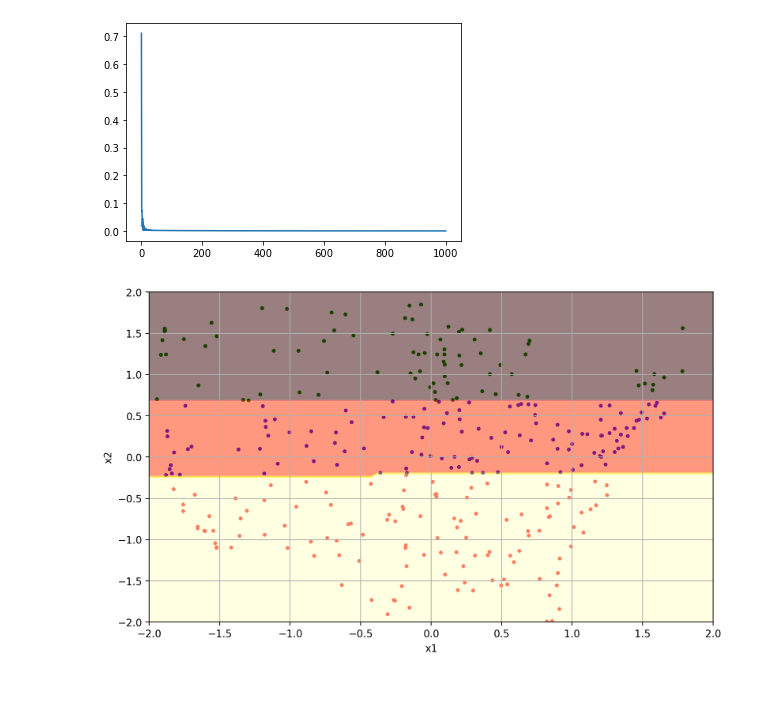
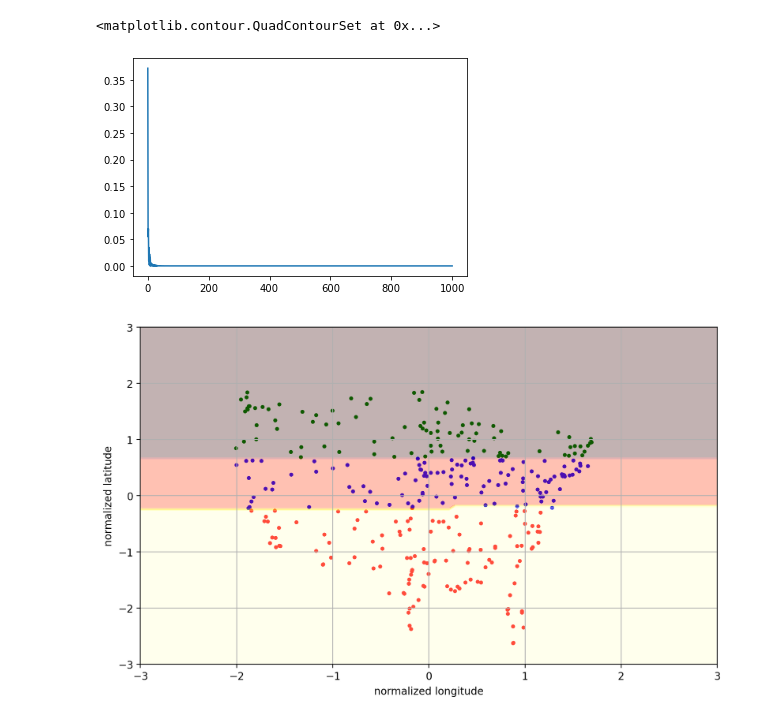
Before and after one commit to wolfwpk/Solar_Energy_classification, a Jupyter notebook: multiclass-perception-gradient.ipynb, the cells around one changed output. Saved outputs shown, nothing was run; the diff lists cells and outputs as text; code cells hidden in the pictures; blank space fills up the shorter version.

```diff
--- a/multiclass-perception-gradient.ipynb
+++ b/multiclass-perception-gradient.ipynb
@@ -9,12 +9,10 @@ Created on Wed Nov 17 20:12:15 2021
 
 # import auto diff
 
-import torch
 from autograd import grad
 from autograd import numpy as np
 import matplotlib.pyplot as plt
 from autograd.misc.flatten import flatten_func
-from autograd import value_and_grad
 import pandas as pd
 import time
 
@@ -36,27 +34,20 @@ mean_x = np.mean(longitude)
 mean_y = np.mean(latitude)
 x_norm = (longitude - mean_x)/np.sqrt(var_x)
 y_norm = (latitude - mean_y)/np.sqrt(var_y)
-
+N = 2 #No. of features
 
 #define classes labels
+C = 3 # No. of classes
 for i in range(length):
     if etr[i] < 320:
         classes[i]=0
-        # latitude[i]= latitude[i]+10
-        # longitude[i]= longitude[i]+10
     elif 320 < etr[i] < 340:
         classes[i]=1
     else:
         classes[i]=2
-        # latitude[i]= latitude[i]-10
-        # longitude[i]= longitude[i]-10
 
-#shuffle and pick train set and test set
-shuffle_index = np.arange(length)
-np.random.shuffle(shuffle_index)
-x_norm = x_norm[shuffle_index]
-y_norm = y_norm[shuffle_index]
-classes = classes[shuffle_index]
+
+#split shuffled data for training and testing
 x_train = x_norm[:train_length]
 y_train = y_norm[:train_length]
 classes_train = classes[:train_length]
@@ -65,13 +56,13 @@ y_test = y_norm[train_length:]
 classes_test = classes[train_length:]
 
 
-# compute C linear combinations, one per classifier
+# define model, which compute C linear combinations, one per classifier
 def model(x,w):
     a = w[0] + np.dot(x.T,w[1:])
     return a.T
 
-# multiclass perceptron
-lam = 1 # reg param
+# multiclass perceptron cost function
+lam = 0.01 # reg param
 def multiclass_perceptron(w):
     # pre-compute predictions on all points
     all_evals = model(x,w)
@@ -80,8 +71,8 @@ def multiclass_perceptron(w):
     # compute cost in compact form using numpy broadcasting
     b = all_evals[y.astype(int),np.arange(np.size(y))]
     cost = np.sum(a-b)
-    # add reg
-    cost = cost + lam*np.linalg.norm(w[1:,:],'fro')**2
+    # add regularization parameter
+    cost = cost + lam*np.linalg.norm(w[1:,:])**2
     # return average
     return cost/float(np.size(y))
 
@@ -107,68 +98,52 @@ def gradient_descent(g, step, max_its, w):
     return weight_history, cost_history, unflatten_func
 
 
-C = 3 # n. classes
-iter = 1000
-N = 2
 x = np.c_[x_train,y_train].T
 y = classes_train.T.reshape(1,-1)
+w = np.random.random((N+1,C)) #w0, w1, w2
 
-plt.figure(1)
-# w=np.array([[-40,0,40],[0,0,0],[1, 0, -1]])
-# w=np.array([[-192,14,178],[0,0,0],[4.6, -0.16, -4.51]])
-w = np.random.random((N+1,C))
-# def c(t):
-#     c = multiclass_perceptron(x,y,t)
-#     return c
-
+#train models
+iter = 1000
 train_start = time.time()
 a, b, unflatten = gradient_descent(multiclass_perceptron,'d',iter,w)
+wp = unflatten(a[iter])
 train_end = time.time()
 print("train time:%fs"%(train_end-train_start))
+
+#plot loss
 plt.figure(1)
 plt.plot(b)
 print(b[-1])
 
-wp = unflatten(a[iter])
+#plot test point
 colors = ['g','b','r']
-
-
 plt.figure(figsize=(10,6),dpi=200)
-# plt.xlim(-140, -60)
-# plt.ylim(20, 60)
-plt.xlim(-2, 2)
-plt.ylim(-2, 2)
 plt.grid(1)
-plt.xlabel('longitude')
-plt.ylabel('latitude')
-
+plt.xlabel('normalized longitude')
+plt.ylabel('normalized latitude')
+plt.xlim(-3, 3)
+plt.ylim(-3, 3)
 for target in range(test_length):
     plt.scatter(x_norm[target], y_norm[target], c=colors[classes[target]],s=8)
 
-# wp=np.array([[-100,0,100],[0,0,0],[2, 0, -2]])
+#verify test dataset
 data_verify = np.c_[x_test,y_test].T
 test_start = time.time()
 verify_result = z=np.argmax(model(data_verify, wp),axis=0)
 test_end = time.time()
 print("test time:%fs"%(test_end-test_start))
-
-
 true_number = 0
 for i in range(test_length):
     if verify_result[i] == classes_test[i]:
         true_number = true_number +1
 print(true_number, true_number/test_length)
 
-# xp1, xp2 = np.meshgrid(np.linspace(-140,-60,100),np.linspace(20, 80, 100))
-xp1, xp2 = np.meshgrid(np.linspace(-2, 2,100),np.linspace(-2, 2, 100))
-# vectorize mesh grid
+#plot classes area
+xp1, xp2 = np.meshgrid(np.linspace(-3, 3,100),np.linspace(-3, 3, 100))
 xp1_v = xp1.reshape(-1,1)
 xp2_v = xp2.reshape(-1,1)
 Xp_data = np.append(xp1_v,xp2_v,axis=1)
-
 classes_area=np.argmax(model(Xp_data.T,wp),axis=0)
 classes_area=classes_area.reshape(xp1.shape)
-plt.contourf(xp1,xp2,classes_area,cmap=plt.cm.hot, alpha=.5)
-plt.xlabel('x1')
-plt.ylabel('x2');
+plt.contourf(xp1,xp2,classes_area,cmap=plt.cm.hot, alpha=.3)
 # %% [output]
@@ -179,2 +154,3 @@ test time:0.000000s
+<matplotlib.contour.QuadContourSet at 0x...>
-[figure, old version]
+[figure, new version]
-[figure, old version]
+[figure, new version]
```
Also changed, not shown: parts of 1 cell of this notebook, 5 other files.
